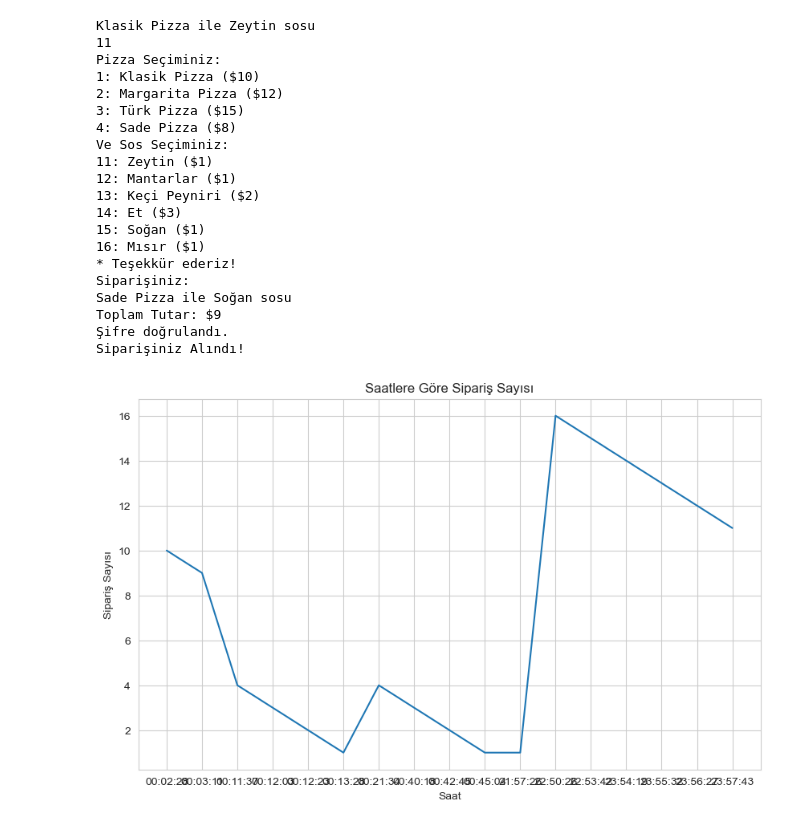
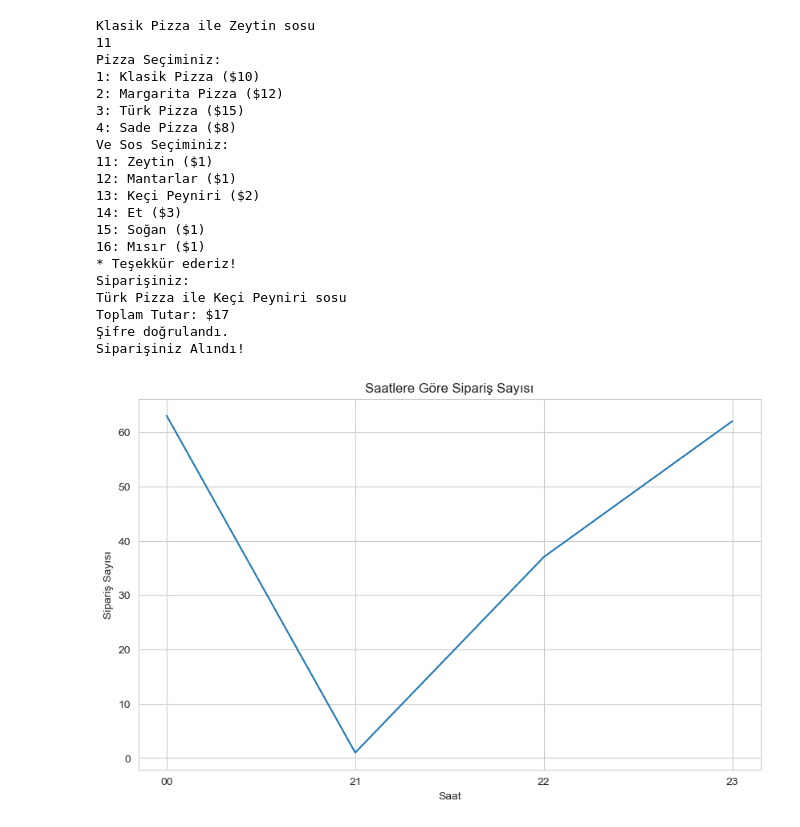
Before and after one commit to doruq-IT/Bootcamp-git, a Jupyter notebook: Python_Bootcam_Pizza_Order.ipynb, the cells around one changed output. Cells and saved outputs as stored; diff of their text form; code cells hidden in the pictures.

```diff
--- a/Python_Bootcam_Pizza_Order.ipynb
+++ b/Python_Bootcam_Pizza_Order.ipynb
@@ -317,7 +317,7 @@ def siparis_saatlerine_gore_grafik(db_file):
     df['Tarih'] = pd.to_datetime(df['ZAMAN']).dt.date
     df['Tarih'] = pd.to_datetime(df['Tarih'], format='%Y-%m-%d')
     df['ZAMAN'] = pd.to_datetime(df['ZAMAN'])
-    df['Saat'] = df['ZAMAN'].dt.strftime('%H:%M:%S')
+    df['Saat'] = df['ZAMAN'].dt.strftime('%H')
 
     # Saatlere göre sipariş sayısını hesapla
     order_count = df.groupby('Saat').size().reset_index(name='Siparis Sayisi')
@@ -372,33 +372,33 @@ def main():
         validator = PasswordValidator(password)
         if not validator.validate():
             print("Hatalı şifre girişi! Lütfen tekrar deneyin.")
         else:
             print("Şifre doğrulandı.")
             break
     order.place_order(credit_card_number, password)
     add_orders_to_database("musteri.db", "orders.csv")
     siparis_saatlerine_gore_grafik("musteri.db")
 if __name__ == '__main__':
     main()
 # %% [output]
 Klasik Pizza ile Zeytin sosu
 11
 Pizza Seçiminiz:
 1: Klasik Pizza ($10)
 2: Margarita Pizza ($12)
 3: Türk Pizza ($15)
 4: Sade Pizza ($8)
 Ve Sos Seçiminiz:
 11: Zeytin ($1)
 12: Mantarlar ($1)
 13: Keçi Peyniri ($2)
 14: Et ($3)
 15: Soğan ($1)
 16: Mısır ($1)
 * Teşekkür ederiz!
 Siparişiniz:
-Sade Pizza ile Soğan sosu
-Toplam Tutar: $9
+Türk Pizza ile Keçi Peyniri sosu
+Toplam Tutar: $17
 Şifre doğrulandı.
 Siparişiniz Alındı!
-[figure, old version]
+[figure, new version]
```
Also changed, not shown: parts of 1 cell of this notebook, 2 other files.
